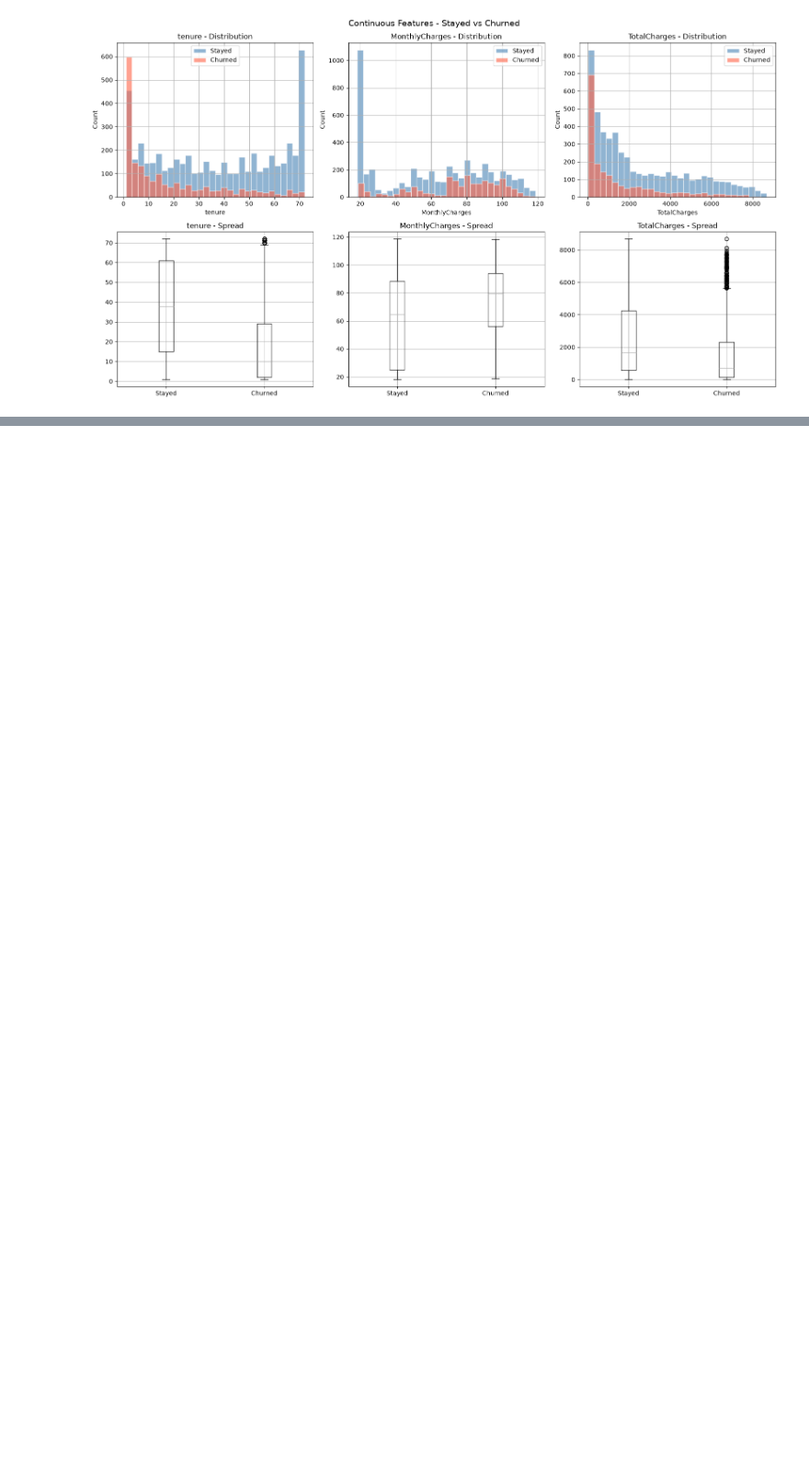
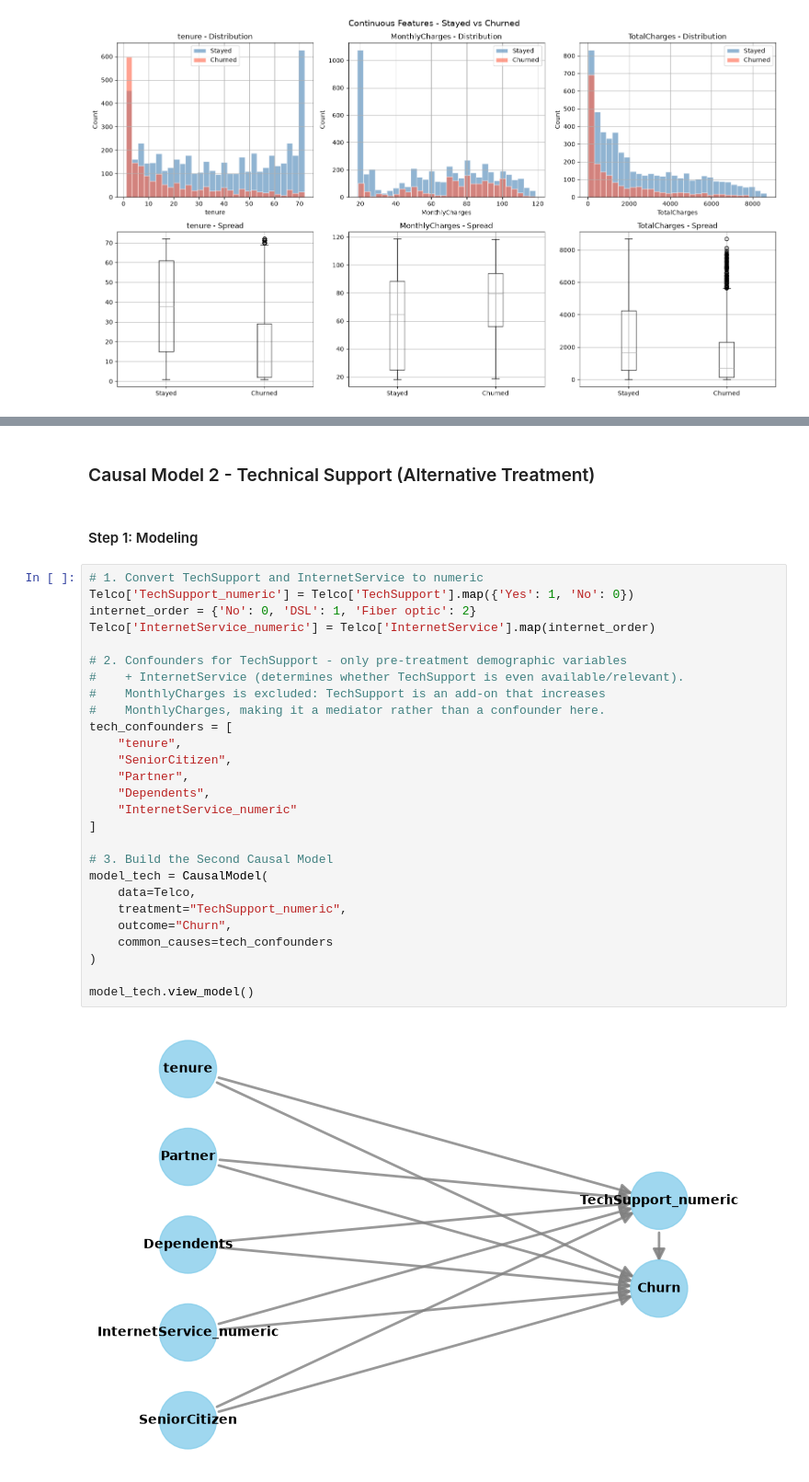
Before and after one commit to RahimiLili/CustomerChurn, a Jupyter notebook: notebooks/mission.ipynb, the cells around one changed output, grey strips where cells are left out. Shown at 92% size. Saved outputs shown, nothing was run; the diff lists cells and outputs as text; blank space fills up the shorter version.

```diff
--- a/notebooks/mission.ipynb
+++ b/notebooks/mission.ipynb
@@ -297,0 +519,33 @@ plt.show()
+# %% [markdown]
+### Causal Model 2 - Technical Support (Alternative Treatment)
+# %% [markdown]
+#### Step 1: Modeling
+# %%
+# 1. Convert TechSupport and InternetService to numeric
+Telco['TechSupport_numeric'] = Telco['TechSupport'].map({'Yes': 1, 'No': 0})
+internet_order = {'No': 0, 'DSL': 1, 'Fiber optic': 2}
+Telco['InternetService_numeric'] = Telco['InternetService'].map(internet_order)
+
+# 2. Confounders for TechSupport - only pre-treatment demographic variables
+#    + InternetService (determines whether TechSupport is even available/relevant).
+#    MonthlyCharges is excluded: TechSupport is an add-on that increases
+#    MonthlyCharges, making it a mediator rather than a confounder here.
+tech_confounders = [
+    "tenure",
+    "SeniorCitizen",
+    "Partner",
+    "Dependents",
+    "InternetService_numeric"
+]
+
+# 3. Build the Second Causal Model
+model_tech = CausalModel(
+    data=Telco,
+    treatment="TechSupport_numeric",
+    outcome="Churn",
+    common_causes=tech_confounders
+)
+
+model_tech.view_model()
+# %% [output]
+[figure, added]
```
Also changed, not shown: parts of 42 cells of this notebook, 9 other files.
